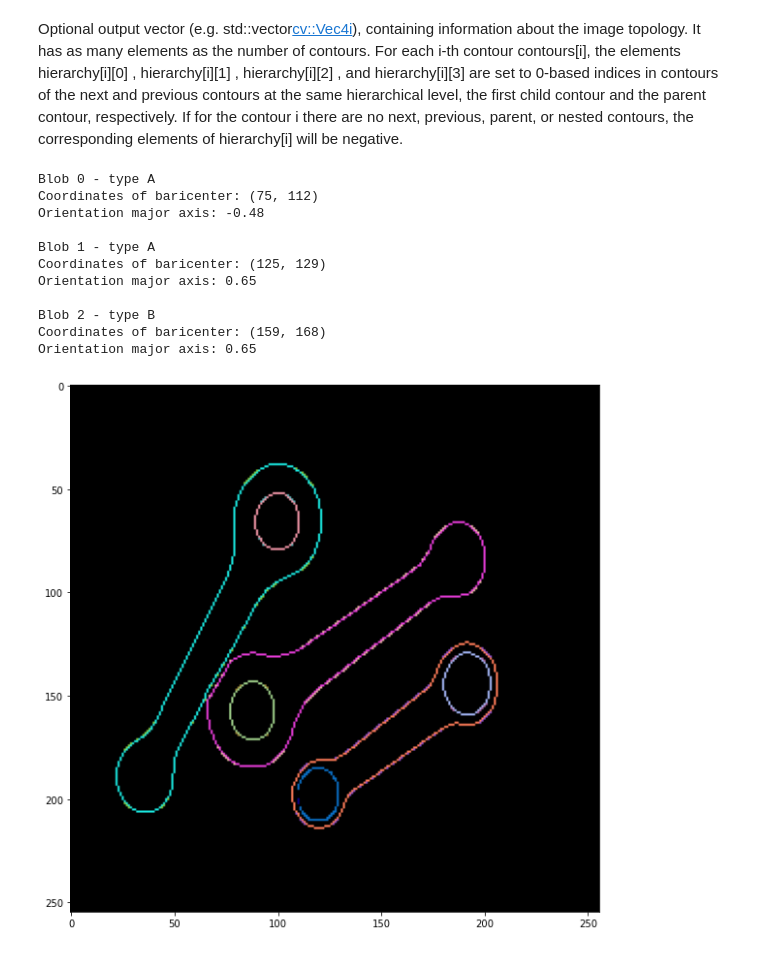
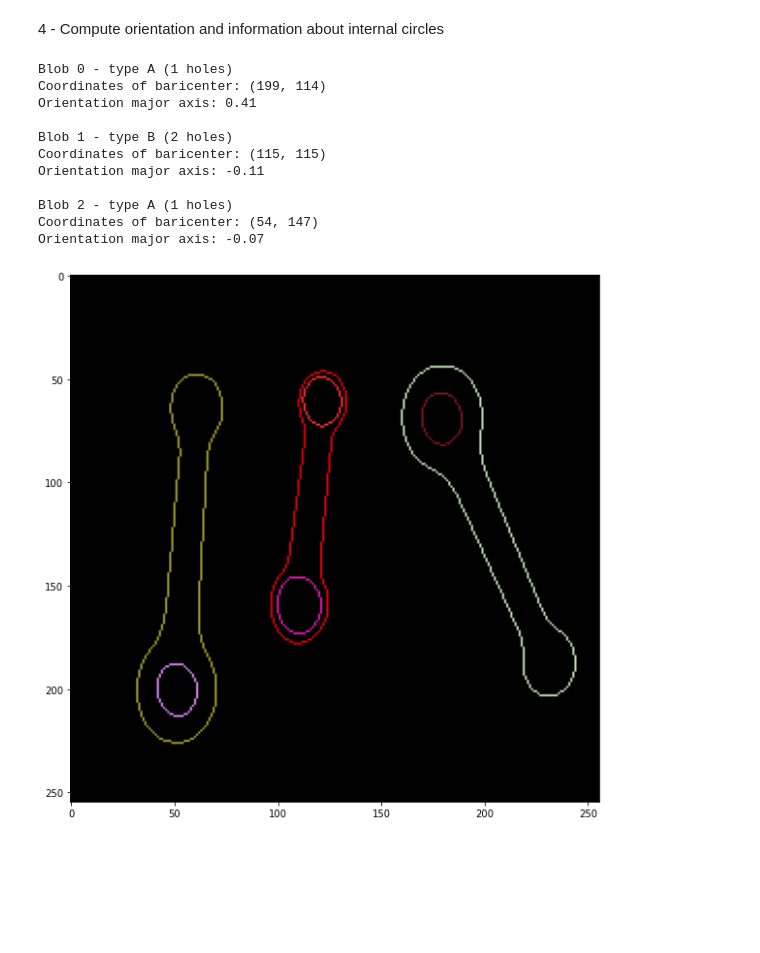
Before and after one commit to cormarchili/ConnectingRods, a Jupyter notebook: Project.ipynb, the cells around one changed output. Saved outputs shown, nothing was run; the diff lists cells and outputs as text; code cells hidden in the pictures; blank space fills up the shorter version.

```diff
--- a/Project.ipynb
+++ b/Project.ipynb
@@ -24,9 +22,8 @@ file_list = ['TESI00.BMP', 'TESI01.BMP', 'TESI12.BMP', 'TESI21.BMP', 'TESI31.BMP
             'TESI90.BMP', 'TESI92.BMP', 'TESI98.BMP']
 m=0
 # %%
-path = os.path.join('/Users','corinnamarchili','Desktop','Progetto2','ispezione-bielle-immagini')
+path = ('ispezione-bielle-immagini')
 img_file = file_list[m]
 m+=1
-img_file = 'TESI50.BMP'
 src = cv.imread(os.path.join(path, img_file), cv.COLOR_BGR2RGB)
 # %% [markdown]
@@ -122,82 +112,75 @@ plt.show()
 # %% [markdown]
-Optional output vector (e.g. std::vector<cv::Vec4i>), containing information about the image topology. It has as many elements as the number of contours. For each i-th contour contours[i], the elements hierarchy[i][0] , hierarchy[i][1] , hierarchy[i][2] , and hierarchy[i][3] are set to 0-based indices in contours of the next and previous contours at the same hierarchical level, the first child contour and the parent contour, respectively. If for the contour i there are no next, previous, parent, or nested contours, the corresponding elements of hierarchy[i] will be negative.
+4 - Compute orientation and information about internal circles
 # %%
 blob_details = collections.defaultdict(list)
-
 circles = collections.defaultdict(list)
 contours_voc = collections.defaultdict(list)
+drawing = np.zeros((inverted.shape[0], inverted.shape[1], 3), dtype=np.uint8)
+
+
 for index in range(0, len(final_blobs['components'])):
     blob = final_blobs['components'][index]
     count_holes = 0
-    src = blob
-    inverted = src
-    blob = inverted.copy()
-    threshold=100
+
+    # Dilate by a circular structural element to strenghten contours
     if contact_points_img == 0:
         kernel = cv.getStructuringElement(cv.MORPH_ELLIPSE,(2,2))
         blob = cv.dilate(blob, kernel, iterations=1)
 
     # Find internal contours to get information about circles
-    canny_output = cv.Canny(blob, threshold, threshold * 2)
-    contours, hierarchy = cv.findContours(canny_output, cv.RETR_TREE, cv.CHAIN_APPROX_SIMPLE)
-    drawing = np.zeros((canny_output.shape[0], canny_output.shape[1], 3), dtype=np.uint8)
-
-    #Circles in a contour have a parent contour but not a son
+    contours, hierarchy = cv.findContours(blob, cv.RETR_TREE, cv.CHAIN_APPROX_SIMPLE)
     for i in range(len(contours)):
+        #Circles in a contour have a parent (the blob) but do not have any child:
         if(hierarchy[0][i][2] == -1 and hierarchy[0][i][3] != -1):
             circles[index].append(contours[i])
             count_holes += 1
 
         color = (random.randint(0,256), random.randint(0,256), random.randint(0,256))
         cv.drawContours(drawing, contours, i, color, 1, cv.LINE_8, hierarchy, 0)
 
-    #Assign blob type
+    # Assign blob type
     if(count_holes > 1):
         type_rod = 'B'
     else:
         type_rod = 'A'
+    print(f'Blob {index} - type {type_rod} ({count_holes} holes)')
 
-    print(f'Blob {index} - type {type_rod}')
-
+    # Find external contours to get information about the rods
     contours_ext, hierarchy = cv.findContours(image=blob, mode=cv.RETR_EXTERNAL, method=cv.CHAIN_APPROX_NONE)
     for i in range(len(contours_ext)):
-        cnt = contours_ext[i]
-        contours_voc['drawings'].append(drawing)
 
+        # Get moments to compute baricentre and orientation of the major/minor axis
         mu = cv.moments(contours_ext[i])
         baricentre = (int(mu['m10'] / (mu['m00'] + 1e-5)), int(mu['m01'] / (mu['m00'] + 1e-5)))
-        print('Coordinates of baricenter:', baricentre)
         tan_2 = (2 * mu['mu11']) / ( mu['mu20'] -  mu['mu02'])
         orientation_maj = -1/2 * np.arctan(tan_2)
         orientation_min = -1/2 * np.arctan(tan_2) + math.pi/2
-        print(f'Orientation major axis: {orientation_maj:.2f}')
 
-        blob_details[index].append(cnt)
+        blob_details[index].append(contours_ext[i])
         blob_details[index].append(baricentre)
         blob_details[index].append(mu)
         blob_details[index].append((orientation_maj, orientation_min))
 
+        print('Coordinates of baricenter:', baricentre)
+        print(f'Orientation major axis: {orientation_maj:.2f}')
+
     print()
 
 
-background = np.zeros((inverted.shape[0],inverted.shape[1], 3) , dtype="uint8")
-for element in contours_voc['drawings']:
-    background = background + element
-
 plt.figure(figsize=(10, 10))
-plt.imshow(background, cmap='gray')
+plt.imshow(drawing, cmap='gray')
 plt.show()
 # %% [output]
-Blob 0 - type A
-Coordinates of baricenter: (75, 112)
-Orientation major axis: -0.48
+Blob 0 - type A (1 holes)
+Coordinates of baricenter: (199, 114)
+Orientation major axis: 0.41
 
-Blob 1 - type A
-Coordinates of baricenter: (125, 129)
-Orientation major axis: 0.65
+Blob 1 - type B (2 holes)
+Coordinates of baricenter: (115, 115)
+Orientation major axis: -0.11
 
-Blob 2 - type B
-Coordinates of baricenter: (159, 168)
-Orientation major axis: 0.65
+Blob 2 - type A (1 holes)
+Coordinates of baricenter: (54, 147)
+Orientation major axis: -0.07
-[figure, old version]
+[figure, new version]
 # %% [markdown]
```
Also changed, not shown: parts of 10 cells of this notebook, 15 other files.
